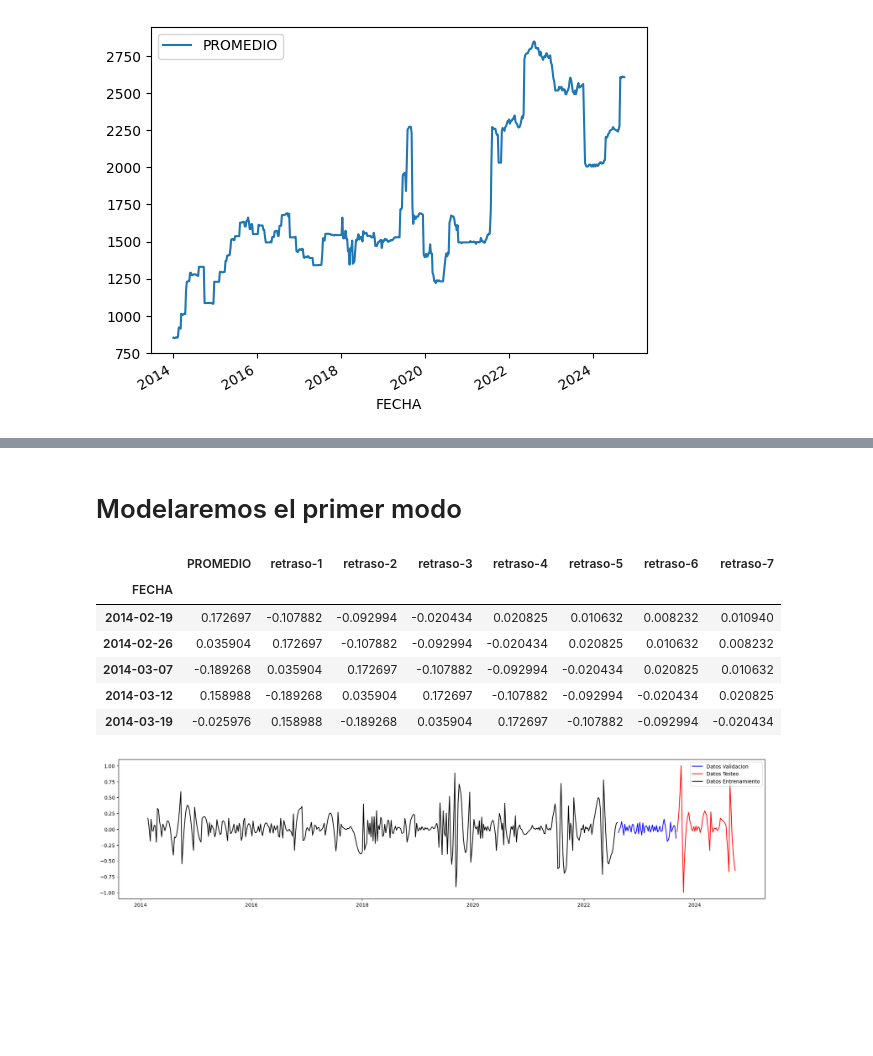
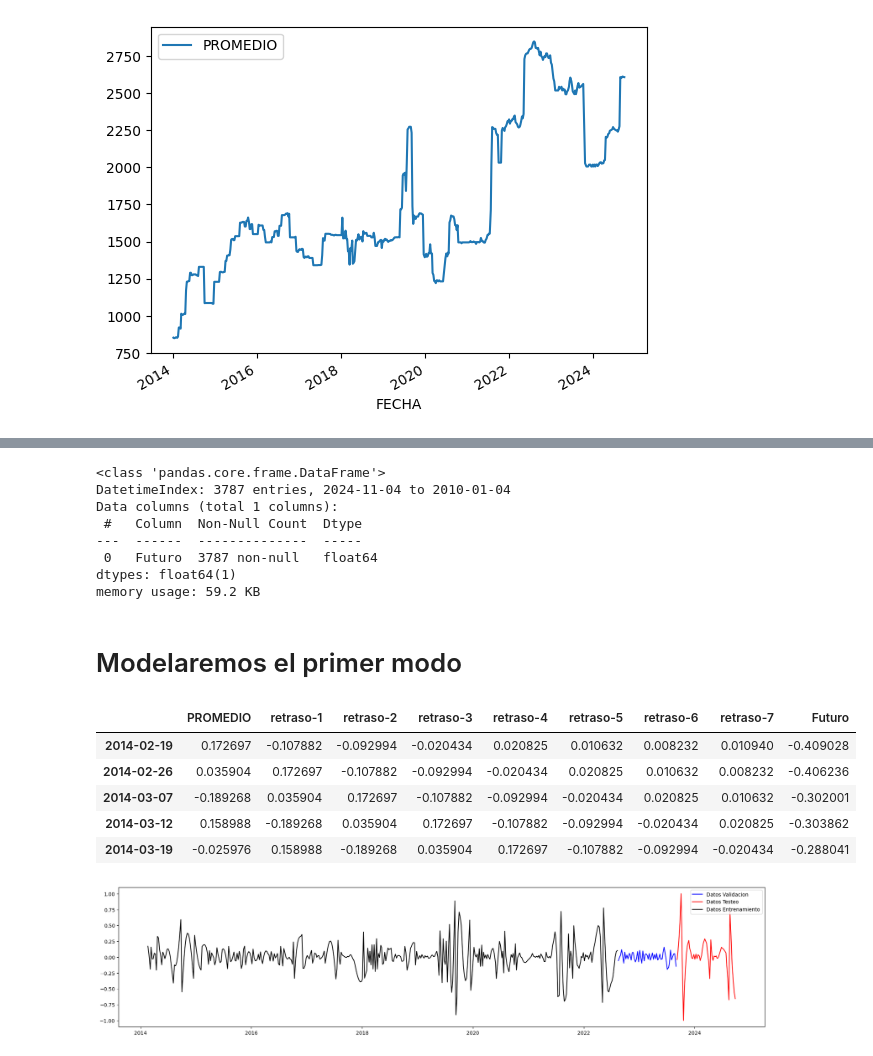
Before and after one commit to ivanpalenciab/Prediccion-atlantico, a Jupyter notebook: 1_XG_boost_EMD.ipynb, the cells around one changed output, grey strips where cells are left out. Saved outputs shown, nothing was run; the diff lists cells and outputs as text; code cells hidden in the pictures; blank space fills up the shorter version.

```diff
--- a/1_XG_boost_EMD.ipynb
+++ b/1_XG_boost_EMD.ipynb
@@ -76,3 +78,11 @@ datos_emd.plot()
 # %% [output]
 <Axes: xlabel='FECHA'>
 [figure]
+# %%
+futuros = pd.read_csv("/content/drive/MyDrive/prediccion_productos_agro/Fase 5 (Datos Atlantico)/Datos históricos Futuros maíz EE.UU..csv" )
+futuros = futuros[["Fecha","Último"]]
+futuros["Fecha"]=pd.to_datetime(futuros["Fecha"],dayfirst=True)
+futuros.rename(columns={"Último":"Futuro"},inplace=True)
+futuros["Futuro"] = futuros["Futuro"].str.replace(",",".").astype(float)
+futuros.set_index("Fecha", inplace=True)
+futuros.head()
@@ -79,3 +97,19 @@ datos_emd.plot()
+# %%
+futuros.info()
+# %% [output]
+<class 'pandas.core.frame.DataFrame'>
+DatetimeIndex: 3787 entries, 2024-11-04 to 2010-01-04
+Data columns (total 1 columns):
+ #   Column  Non-Null Count  Dtype
+---  ------  --------------  -----
+ 0   Futuro  3787 non-null   float64
+dtypes: float64(1)
+memory usage: 59.2 KB
+# %%
+futuros_values = futuros.values
+futuros_values = futuros_values.astype('float32')
+futuros_scaler = MinMaxScaler(feature_range=(-1, 1))
+futuros_escalada =  pd.DataFrame(futuros_scaler.fit_transform(futuros_values), columns=futuros.columns,index=futuros.index)
 # %%
 def add_lags(df,pasos):
     target_map = df['PROMEDIO'].to_dict()
@@ -93,19 +127,19 @@ CARACTERISTICAS = [ "retraso-1", "retraso-2",	"retraso-3",	"retraso-4",	"retraso
 # %%
 modo_1_values = modo_1.values
 modo_1_values = modo_1_values.astype('float32')
 modo_1_scaler = MinMaxScaler(feature_range=(-1, 1))
-modo_1_values = modo_1_values.reshape(-1, 1)
+
 modo_1_escalado =  pd.DataFrame(modo_1_scaler.fit_transform(modo_1_values), columns=modo_1.columns,index=modo_1.index)
 modo_1_sup = add_lags(modo_1_escalado, PASOS)
+modo_1_sup = pd.merge( modo_1_sup,futuros_escalada,left_index=True, right_index=True, how='inner')
 modo_1_sup.head(5)
 # %% [output]
-|  | PROMEDIO | retraso-1 | retraso-2 | retraso-3 | retraso-4 | retraso-5 | retraso-6 | retraso-7 |
-| FECHA |  |  |  |  |  |  |  |  |
-| 2014-02-19 | 0.172697 | -0.107882 | -0.092994 | -0.020434 | 0.020825 | 0.010632 | 0.008232 | 0.010940 |
-| 2014-02-26 | 0.035904 | 0.172697 | -0.107882 | -0.092994 | -0.020434 | 0.020825 | 0.010632 | 0.008232 |
-| 2014-03-07 | -0.189268 | 0.035904 | 0.172697 | -0.107882 | -0.092994 | -0.020434 | 0.020825 | 0.010632 |
-| 2014-03-12 | 0.158988 | -0.189268 | 0.035904 | 0.172697 | -0.107882 | -0.092994 | -0.020434 | 0.020825 |
-| 2014-03-19 | -0.025976 | 0.158988 | -0.189268 | 0.035904 | 0.172697 | -0.107882 | -0.092994 | -0.020434 |
+|  | PROMEDIO | retraso-1 | retraso-2 | retraso-3 | retraso-4 | retraso-5 | retraso-6 | retraso-7 | Futuro |
+| 2014-02-19 | 0.172697 | -0.107882 | -0.092994 | -0.020434 | 0.020825 | 0.010632 | 0.008232 | 0.010940 | -0.409028 |
+| 2014-02-26 | 0.035904 | 0.172697 | -0.107882 | -0.092994 | -0.020434 | 0.020825 | 0.010632 | 0.008232 | -0.406236 |
+| 2014-03-07 | -0.189268 | 0.035904 | 0.172697 | -0.107882 | -0.092994 | -0.020434 | 0.020825 | 0.010632 | -0.302001 |
+| 2014-03-12 | 0.158988 | -0.189268 | 0.035904 | 0.172697 | -0.107882 | -0.092994 | -0.020434 | 0.020825 | -0.303862 |
+| 2014-03-19 | -0.025976 | 0.158988 | -0.189268 | 0.035904 | 0.172697 | -0.107882 | -0.092994 | -0.020434 | -0.288041 |
 # %%
 total_datos=len(modo_1_sup)
 porcentaje_entrenamiento, porcentaje_validacion = 0.8,0.1
```
Also changed, not shown: parts of 25 cells of this notebook.
